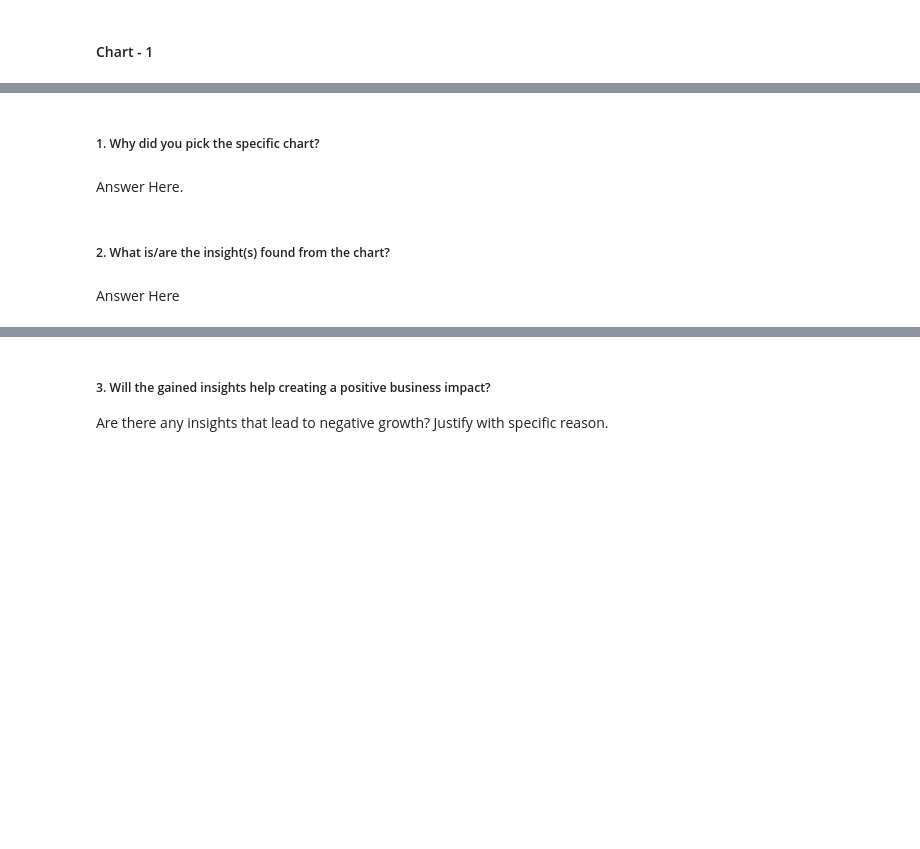
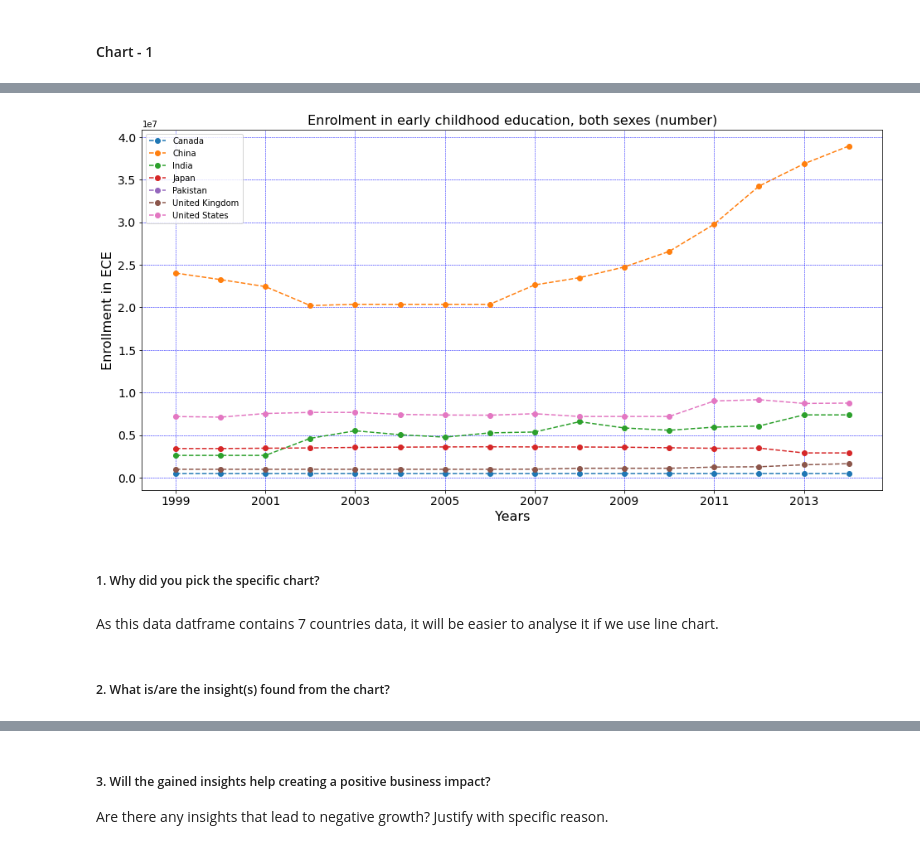
Before and after one commit to Ankita-chouhan-github/EDA-Capstone-project, a Jupyter notebook: Ankita_||_EDA_Capstone_project_(World_Bank_Global_Education_Analysis).ipynb, the cells around one changed output, grey strips where cells are left out. Saved outputs shown, nothing was run; the diff lists cells and outputs as text; code cells hidden in the pictures; blank space fills up the shorter version.

```diff
--- a/Ankita_||_EDA_Capstone_project_(World_Bank_Global_Education_Analysis).ipynb
+++ b/Ankita_||_EDA_Capstone_project_(World_Bank_Global_Education_Analysis).ipynb
@@ -839,7 +847,7 @@ def columnwise_data(indicator_Code):
   # the datafame thus obtained contains columns of year and countries,
   # but their labels are the previous index numbers
   # so to change columns name we will define new columns name & set them as our new columns
-  new_columns = [ "Year", "Australia", "Canada", "China", "Germany", "India", "Japan", "Pakistan", "South Africa", "Sri Lanka", "United Kingdom", "United States"]
+  new_columns = [ "Year", "Canada", "China", "India", "Japan", "Pakistan", "United Kingdom", "United States"]
 
   df.set_axis(new_columns, axis=1, inplace=True)
 
@@ -927,2 +905,14 @@ The World Bank's 2019 World Development Report on The Changing Nature of Work[56
 # %%
 # Chart - 1 visualization code
+# %%
+plt.rcParams['axes.labelsize'] = 16
+plt.rcParams['axes.titlesize'] = 16
+# %%
+# Calling columniwse_data() function to get dataframe for first indicator and also its tilte
+first_indicator, title = columnwise_data(Indicators[0])
+
+# Displaying title of the indicator
+print(title)
+
+# Displaying the dataframe obtained
+first_indicator
@@ -928,0 +938,12 @@ The World Bank's 2019 World Development Report on The Changing Nature of Work[56
+# %%
+# Cyrating the dataframe obtained as it contains too many NaN values
+# Using ffill method to perform upward fill for NaN values,
+# it replaces the NaN with the nearest value above it in the column
+first_indicator.fillna(method="ffill", inplace= True)
+
+# Using bfill method to perform downward fill for NaN values,
+# it replaces the NaN with the nearest value below it in the column
+first_indicator.fillna(method="bfill", inplace= True)
+
+# Displaying the Matrix obtained
+first_indicator
@@ -929,8 +968,11 @@ The World Bank's 2019 World Development Report on The Changing Nature of Work[56
+# %%
+first_indicator.plot(x="Year", kind = 'line', title = title, xlabel = "Years", ylabel = "Enrollment in ECE", figsize = (16,8), fontsize = 14, marker = 'o', linestyle = "--", grid = True)
+plt.grid(color = 'blue', linestyle = '--', linewidth = 0.5)
+# %% [output]
+[figure, added]
 # %% [markdown]
 ##### 1. Why did you pick the specific chart?
-# %% [markdown]
-Answer Here.
+# %% [markdown]
+As this data datframe contains 7 countries data, it will be easier to analyse it if we use line chart.
 # %% [markdown]
 ##### 2. What is/are the insight(s) found from the chart?
-# %% [markdown]
-Answer Here
```
Also changed, not shown: parts of 31 cells of this notebook.
